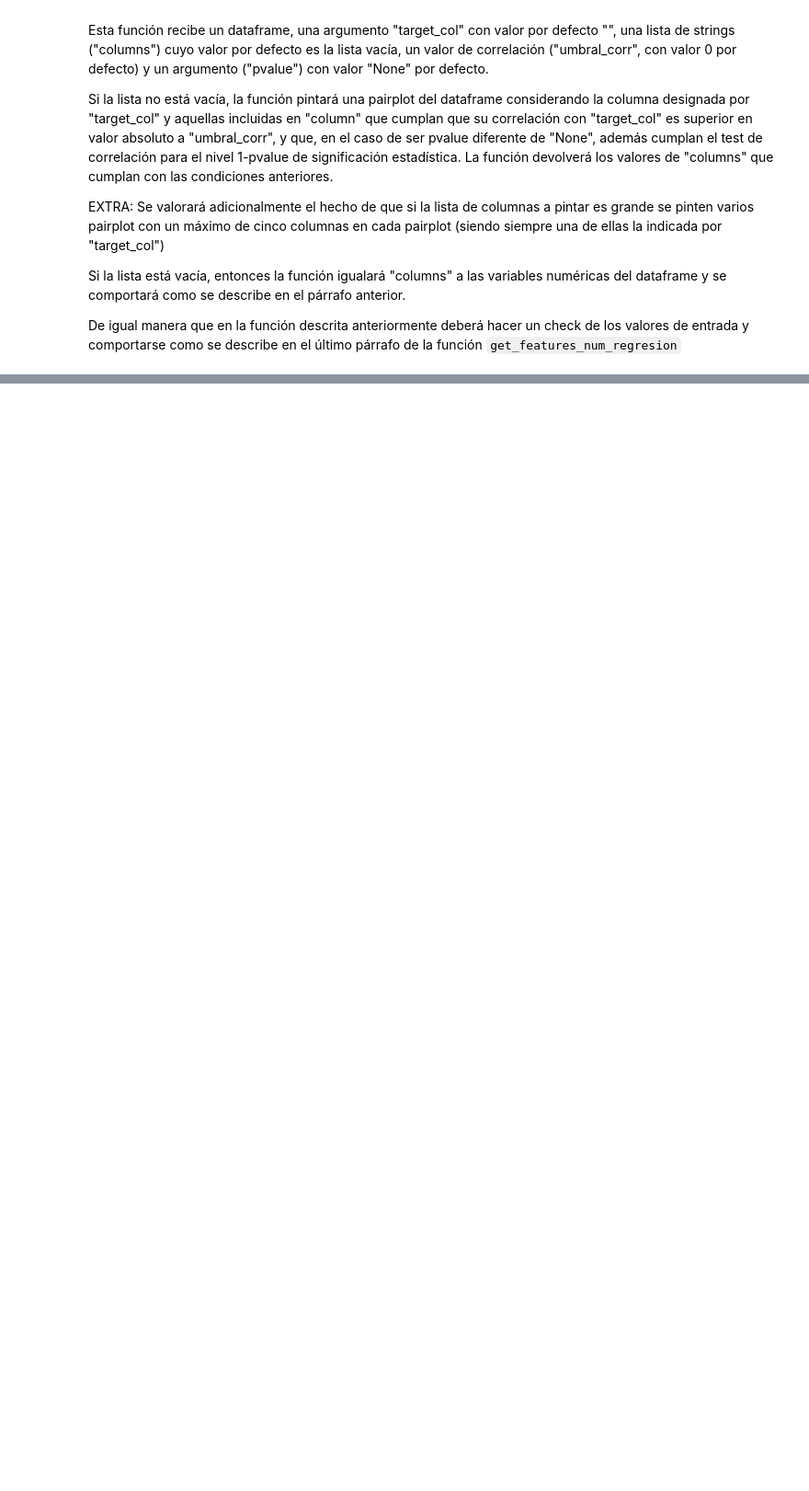
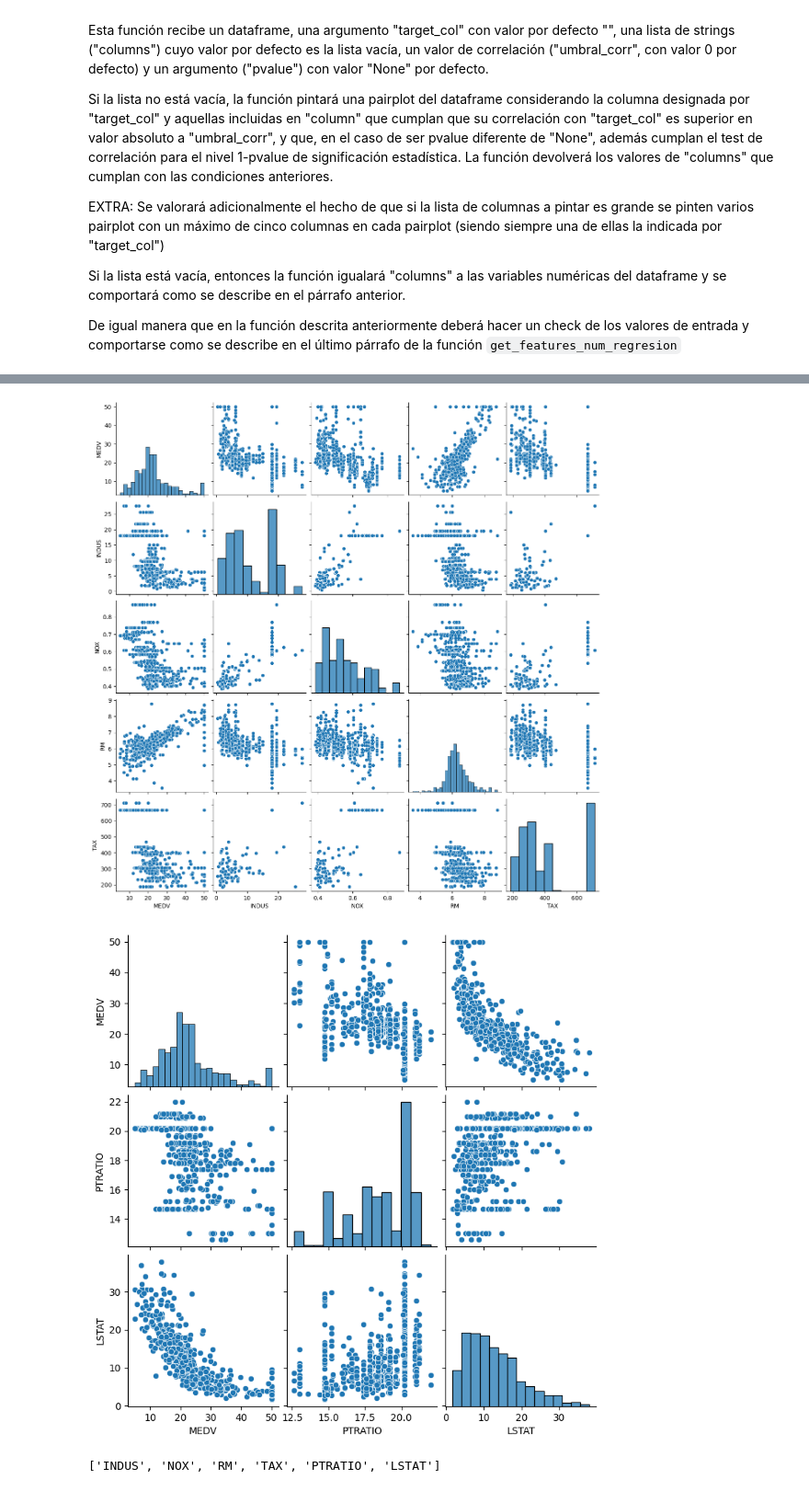
Before and after one commit to marosor/ML_Toolbox, a Jupyter notebook: funciones_3y4_fran.ipynb, the cells around one changed output, grey strips where cells are left out. Shown at 92% size. Cells and saved outputs as stored; diff of their text form; code cells hidden in the pictures; blank space fills up the shorter version.

```diff
--- a/funciones_3y4_fran.ipynb
+++ b/funciones_3y4_fran.ipynb
@@ -284,3 +203,9 @@ memory usage: 51.5 KB
+# %%
+plot_features_num_regression(boston, "MEDV", umbral_corr = 0.4, pvalue = 0.5)
+# %% [output]
+[figure, added]
+[figure, added]
+['INDUS', 'NOX', 'RM', 'TAX', 'PTRATIO', 'LSTAT']
 # %%
 plot_features_num_regression(boston, "MEDV", ["NOX", "INDUS", "RM", "LSTAT", "PTRATIO", "TAX"], 0.4)
 # %% [output]
```
Also changed, not shown: parts of 20 cells of this notebook.
